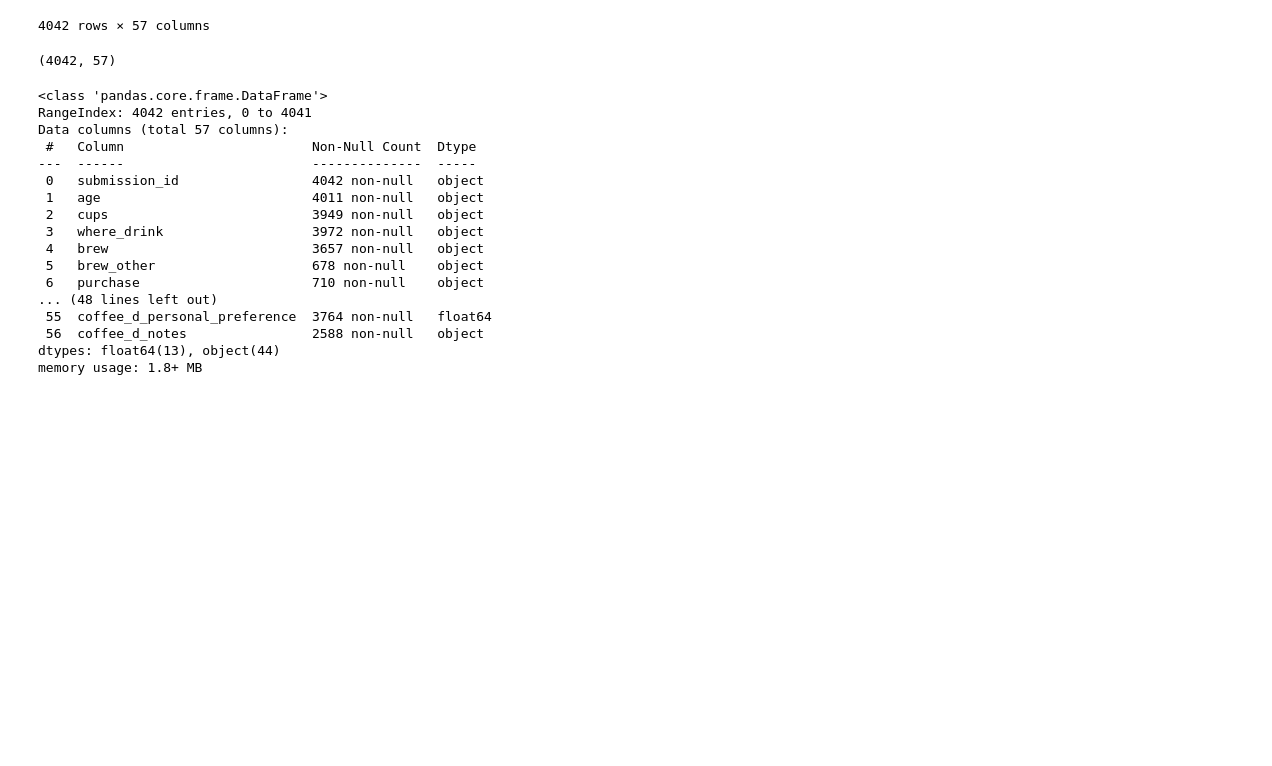
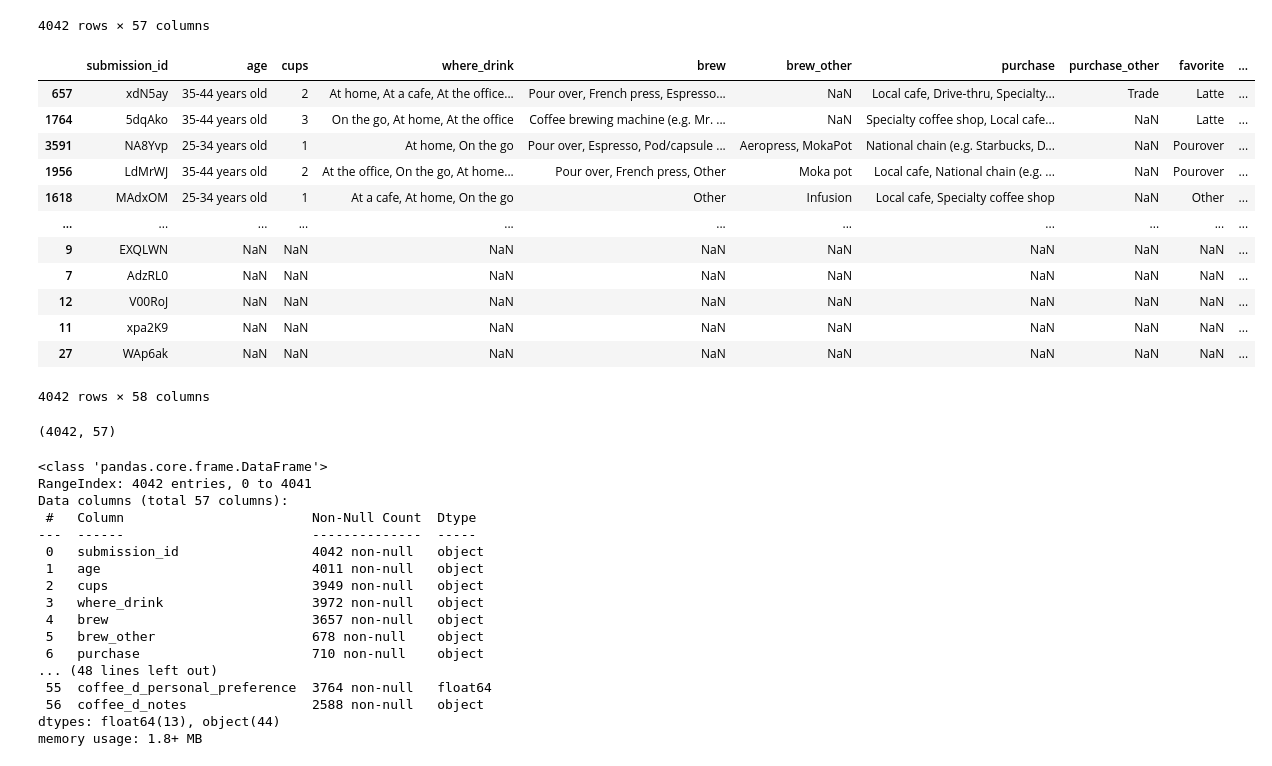
Before and after one commit to k10sj02/tidy-pydy-tuesday, a Jupyter notebook: 2024-05-14_coffee_taste_test/2024-05-14_coffee_taste_test.ipynb, the cells around one changed output. Cells and saved outputs as stored; diff of their text form; code cells hidden in the pictures; blank space fills up the shorter version.

Commit message:
sort rows by fewest missing values for easier analysis

```diff
--- a/2024-05-14_coffee_taste_test/2024-05-14_coffee_taste_test.ipynb
+++ b/2024-05-14_coffee_taste_test/2024-05-14_coffee_taste_test.ipynb
@@ -102,6 +104,27 @@ coffee_survey
 | 4040 | rlgbDN | 25-34 years old | 2 | At home | Pour over | NaN | NaN | NaN | Iced coffee | ... |
 | 4041 | 0EGYe9 | 25-34 years old | 1 | At home | Pour over, French press, Espresso... | Aeropress | NaN | NaN | Latte | ... |
 4042 rows × 57 columns
+# %%
+# Count missing values per row
+coffee_survey['num_nulls'] = coffee_survey.isna().sum(axis=1)
+
+# Sort by number of nulls
+coffee_survey_sorted = coffee_survey.sort_values(by='num_nulls')
+coffee_survey_sorted
+# %% [output]
+|  | submission_id | age | cups | where_drink | brew | brew_other | purchase | purchase_other | favorite | ... |
+| 657 | xdN5ay | 35-44 years old | 2 | At home, At a cafe, At the office... | Pour over, French press, Espresso... | NaN | Local cafe, Drive-thru, Specialty... | Trade | Latte | ... |
+| 1764 | 5dqAko | 35-44 years old | 3 | On the go, At home, At the office | Coffee brewing machine (e.g. Mr. ... | NaN | Specialty coffee shop, Local cafe... | NaN | Latte | ... |
+| 3591 | NA8Yvp | 25-34 years old | 1 | At home, On the go | Pour over, Espresso, Pod/capsule ... | Aeropress, MokaPot | National chain (e.g. Starbucks, D... | NaN | Pourover | ... |
+| 1956 | LdMrWJ | 35-44 years old | 2 | At the office, On the go, At home... | Pour over, French press, Other | Moka pot | Local cafe, National chain (e.g. ... | NaN | Pourover | ... |
+| 1618 | MAdxOM | 25-34 years old | 1 | At a cafe, At home, On the go | Other | Infusion | Local cafe, Specialty coffee shop | NaN | Other | ... |
+| ... | ... | ... | ... | ... | ... | ... | ... | ... | ... | ... |
+| 9 | EXQLWN | NaN | NaN | NaN | NaN | NaN | NaN | NaN | NaN | ... |
+| 7 | AdzRL0 | NaN | NaN | NaN | NaN | NaN | NaN | NaN | NaN | ... |
+| 12 | V00RoJ | NaN | NaN | NaN | NaN | NaN | NaN | NaN | NaN | ... |
+| 11 | xpa2K9 | NaN | NaN | NaN | NaN | NaN | NaN | NaN | NaN | ... |
+| 27 | WAp6ak | NaN | NaN | NaN | NaN | NaN | NaN | NaN | NaN | ... |
+4042 rows × 58 columns
 # %%
 coffee_survey.shape
 # %% [output]
```
Also changed, not shown: parts of 1 cell of this notebook.
